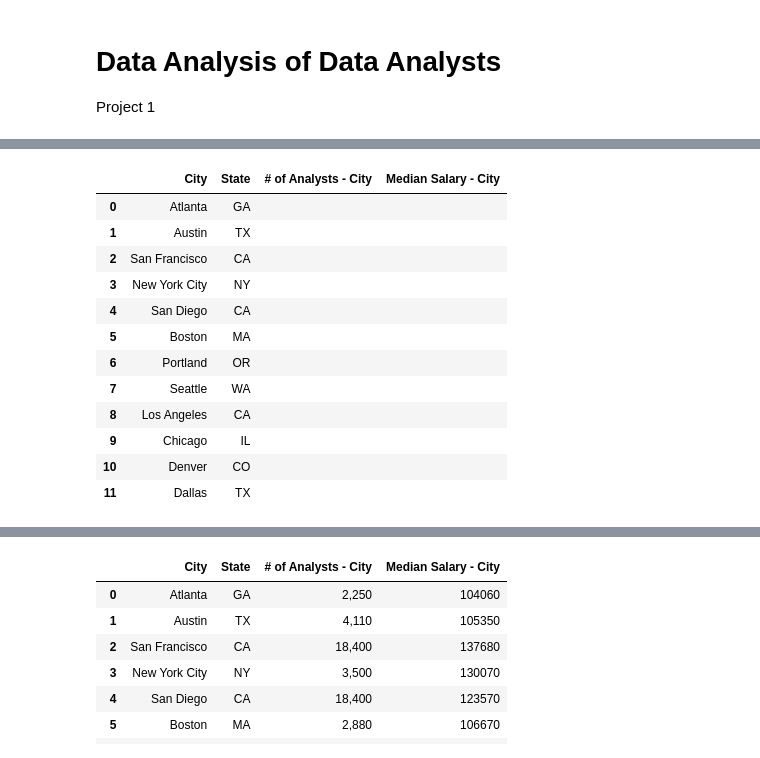
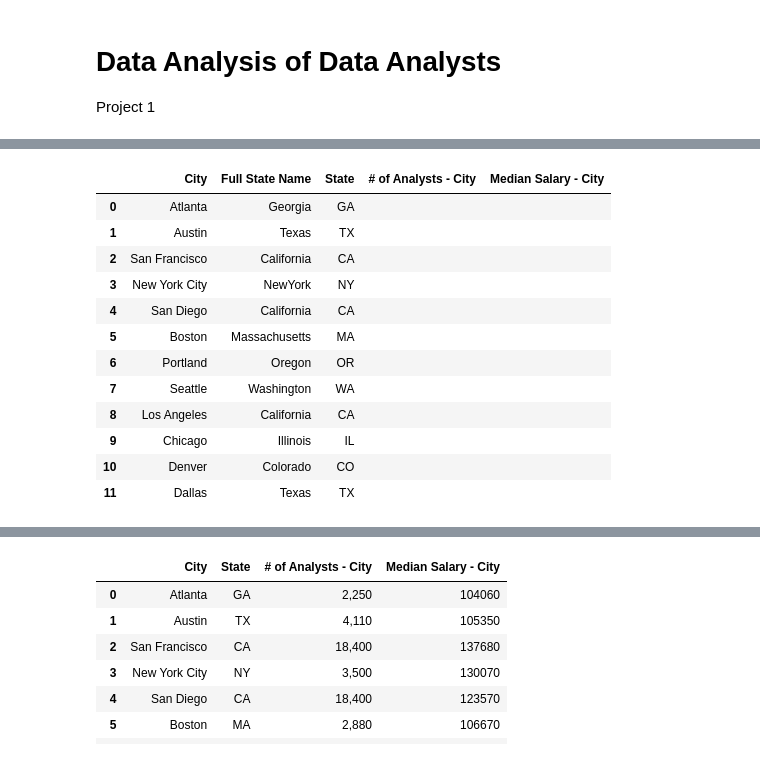
Before and after one commit to peatk/Group3_Project_-1, a Jupyter notebook: DataAnalysisDataAnalysts AC copy.ipynb, the cells around one changed output, grey strips where cells are left out. Drawn from its saved outputs; the diff is of its cells as text; code cells hidden in the pictures.

Commit message:
Added full state name to original DataFrame. Created state urls.

```diff
--- a/DataAnalysisDataAnalysts AC copy.ipynb
+++ b/DataAnalysisDataAnalysts AC copy.ipynb
@@ -74,27 +72,29 @@ from config import api_key
 # %%
 city_state = {
     'City': ["Atlanta", "Austin", "San Francisco", "New York City", "San Diego", "Boston", "Portland",
             "Seattle", "Los Angeles", "Chicago", "Denver", "Dallas"],
+    'Full State Name': ["Georgia", "Texas", "California", "NewYork", "California", "Massachusetts",
+                       "Oregon", "Washington", "California", "Illinois", "Colorado", "Texas"],
     'State': ["GA", "TX", "CA", "NY", "CA", "MA", "OR", "WA", "CA", "IL", "CO", "TX"]}
 
 dataframe_1 = pd.DataFrame(city_state)
 dataframe_1[['# of Analysts - City', 'Median Salary - City']] = ""
 
 dataframe_1
 # %% [output]
-|  | City | State | # of Analysts - City | Median Salary - City |
-| 0 | Atlanta | GA |  |  |
-| 1 | Austin | TX |  |  |
-| 2 | San Francisco | CA |  |  |
-| 3 | New York City | NY |  |  |
-| 4 | San Diego | CA |  |  |
-| 5 | Boston | MA |  |  |
-| 6 | Portland | OR |  |  |
-| 7 | Seattle | WA |  |  |
-| 8 | Los Angeles | CA |  |  |
-| 9 | Chicago | IL |  |  |
-| 10 | Denver | CO |  |  |
-| 11 | Dallas | TX |  |  |
+|  | City | Full State Name | State | # of Analysts - City | Median Salary - City |
+| 0 | Atlanta | Georgia | GA |  |  |
+| 1 | Austin | Texas | TX |  |  |
+| 2 | San Francisco | California | CA |  |  |
+| 3 | New York City | NewYork | NY |  |  |
+| 4 | San Diego | California | CA |  |  |
+| 5 | Boston | Massachusetts | MA |  |  |
+| 6 | Portland | Oregon | OR |  |  |
+| 7 | Seattle | Washington | WA |  |  |
+| 8 | Los Angeles | California | CA |  |  |
+| 9 | Chicago | Illinois | IL |  |  |
+| 10 | Denver | Colorado | CO |  |  |
+| 11 | Dallas | Texas | TX |  |  |
 # %%
 # api_url = f'''https://api.careeronestop.org/v1/occupation/{acct_id}/Data%20Scientists/0?training=false
 # &interest=false&videos=false&tasks=false&dwas=false&wages=true
```
Also changed, not shown: parts of 12 cells of this notebook, 1 other file.
